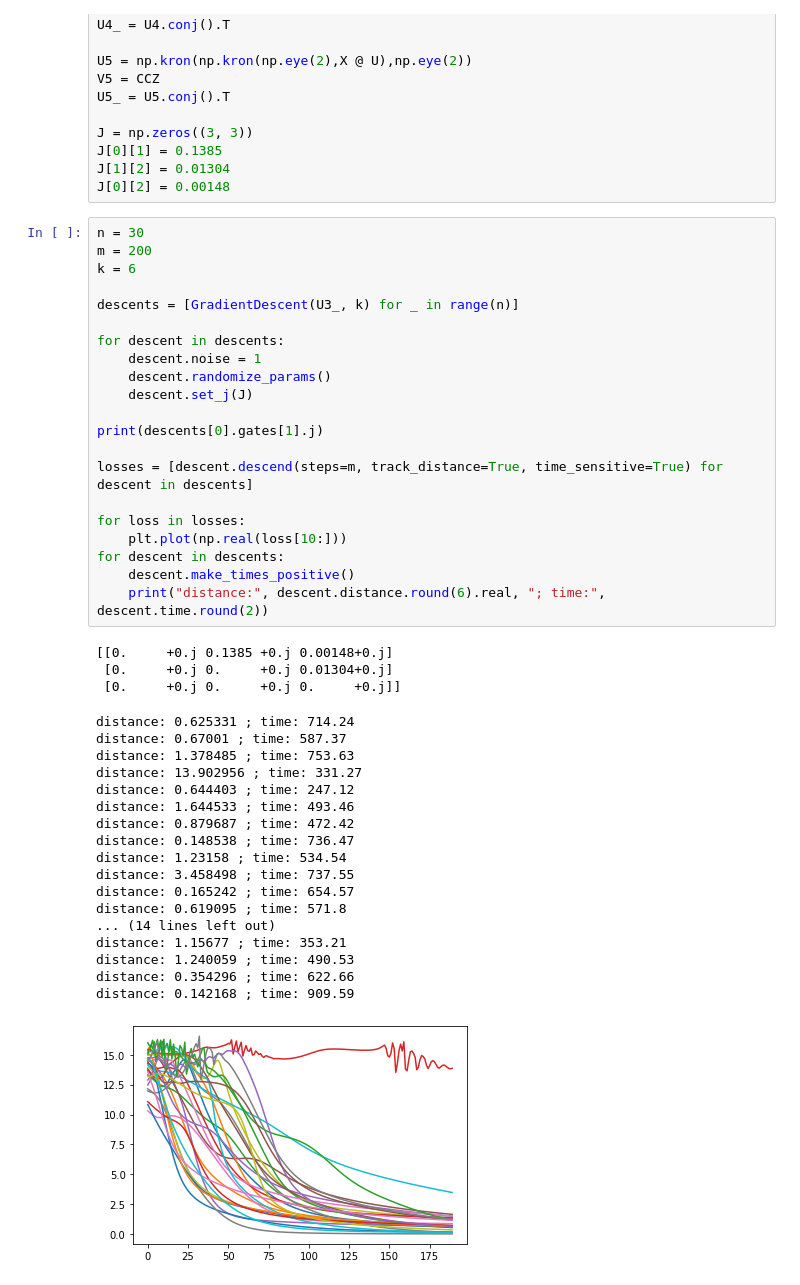
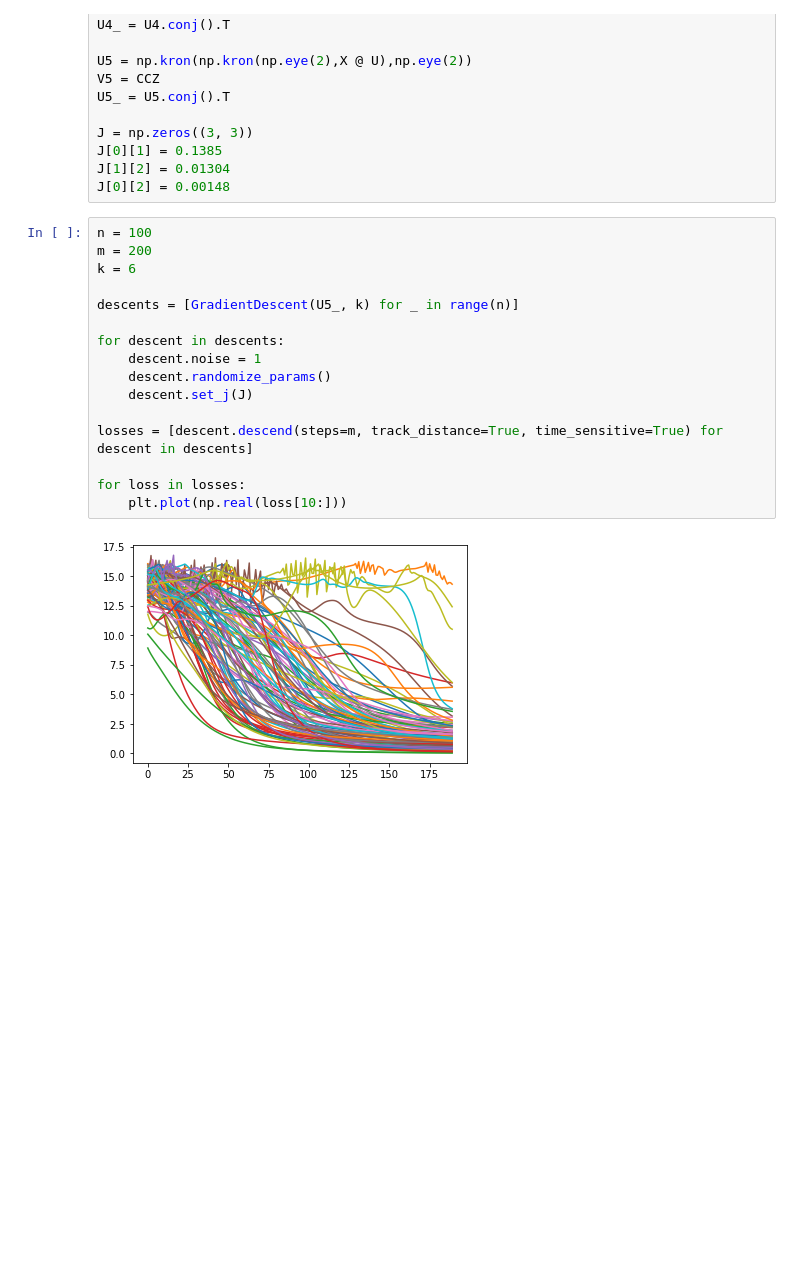
Before and after one commit to BlackSamorez/GRAPE, a Jupyter notebook: testing ground.ipynb, the cells around one changed output. Cells and saved outputs as stored; diff of their text form; blank space fills up the shorter version.

```diff
--- a/testing ground.ipynb
+++ b/testing ground.ipynb
@@ -55,45 +57,20 @@ J[0][1] = 0.1385
 J[1][2] = 0.01304
 J[0][2] = 0.00148
 # %%
-n = 30
+n = 100
 m = 200
 k = 6
 
-descents = [GradientDescent(U3_, k) for _ in range(n)]
+descents = [GradientDescent(U5_, k) for _ in range(n)]
 
 for descent in descents:
     descent.noise = 1
     descent.randomize_params()
     descent.set_j(J)
 
-print(descents[0].gates[1].j)
-
 losses = [descent.descend(steps=m, track_distance=True, time_sensitive=True) for descent in descents]
 
 for loss in losses:
     plt.plot(np.real(loss[10:]))
-for descent in descents:
-    descent.make_times_positive()
-    print("distance:", descent.distance.round(6).real, "; time:", descent.time.round(2))
 # %% [output]
-[[0.     +0.j 0.1385 +0.j 0.00148+0.j]
- [0.     +0.j 0.     +0.j 0.01304+0.j]
- [0.     +0.j 0.     +0.j 0.     +0.j]]
-distance: 0.625331 ; time: 714.24
-distance: 0.67001 ; time: 587.37
-distance: 1.378485 ; time: 753.63
-distance: 13.902956 ; time: 331.27
-distance: 0.644403 ; time: 247.12
-distance: 1.644533 ; time: 493.46
-distance: 0.879687 ; time: 472.42
-distance: 0.148538 ; time: 736.47
-distance: 1.23158 ; time: 534.54
-distance: 3.458498 ; time: 737.55
-distance: 0.165242 ; time: 654.57
-distance: 0.619095 ; time: 571.8
-... (14 lines left out)
-distance: 1.15677 ; time: 353.21
-distance: 1.240059 ; time: 490.53
-distance: 0.354296 ; time: 622.66
-distance: 0.142168 ; time: 909.59
-[figure, old version]
+[figure, new version]
```
Also changed, not shown: parts of 5 cells of this notebook, 6 other files.
